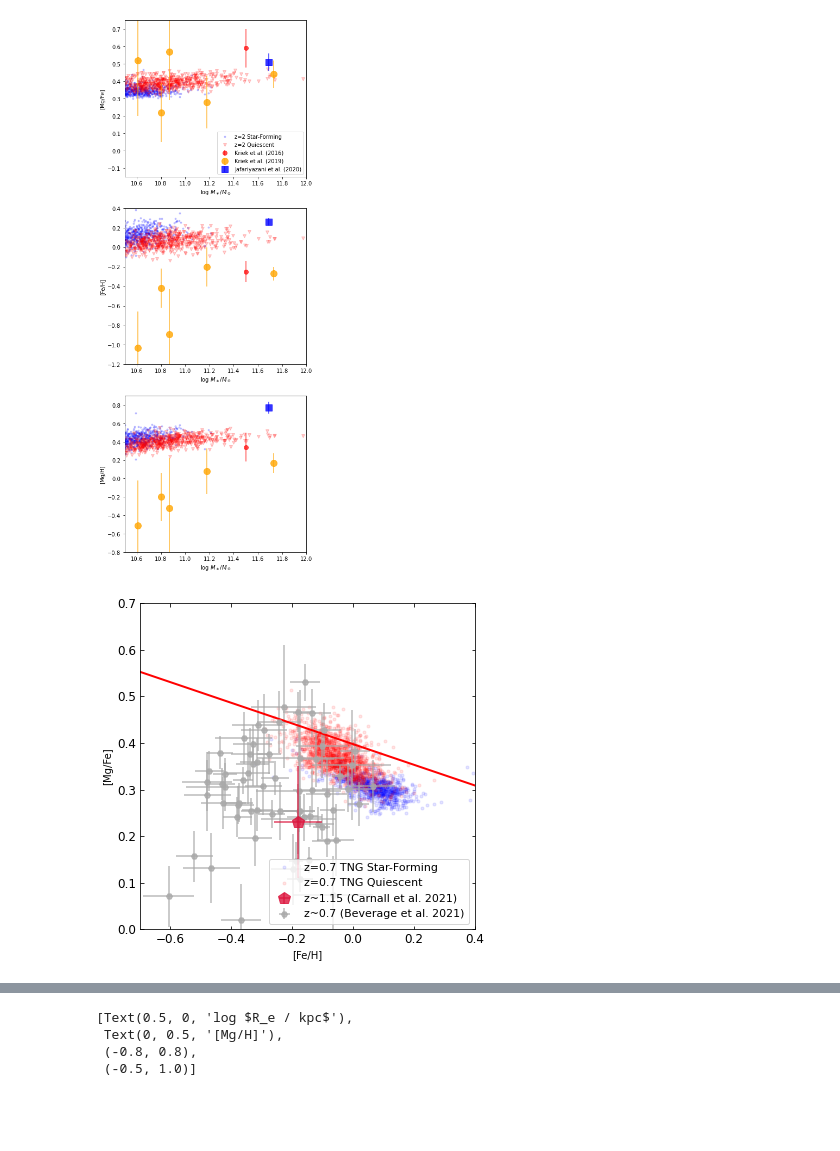
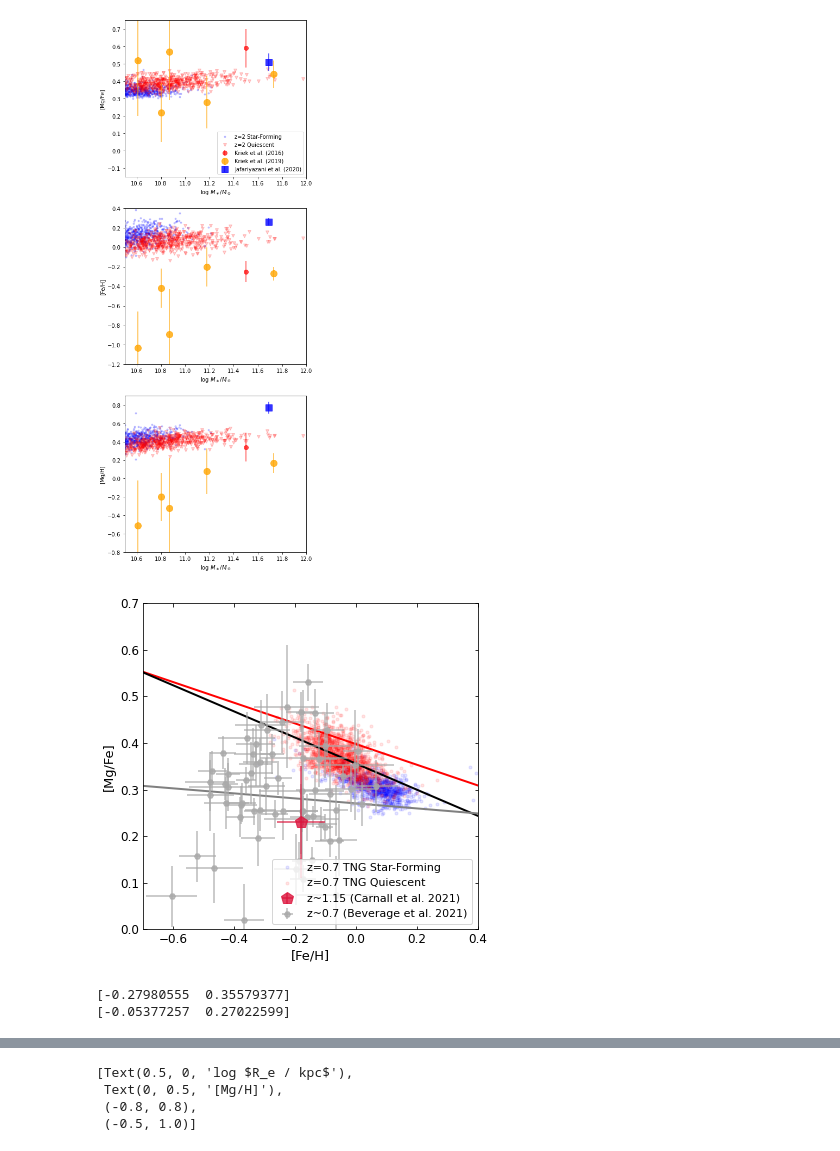
Before and after one commit to jk3sxp/Pathak_2021, a Jupyter notebook: z=0.7_Observations.ipynb, the cells around one changed output, grey strips where cells are left out. Cells and saved outputs as stored; diff of their text form; code cells hidden in the pictures; blank space fills up the shorter version.

```diff
--- a/z=0.7_Observations.ipynb
+++ b/z=0.7_Observations.ipynb
@@ -42,6 +43,7 @@ with h5py.File('galaxy_population_data_'+str(redshift)+'.hdf5', 'r') as f:
 #     FeH_gas_1kpc = f['FeH_gas_1kpc']
 #     OH_gas_Re = f['FeH_gas_Re']
 #     OH_gas_1kpc = f['FeH_gas_1kpc']
+    percentile_age = f['percentile_age'][:]
 # %%
 import warnings
 warnings.filterwarnings('ignore')
@@ -329,6 +331,7 @@ bev21.meta['color'] = 'darkgray'
 bev21.meta['markersize'] = 6
 bev21.meta['marker'] = 'H'
 bev21.meta['alpha'] = 0.8
+bev21.meta['zorder'] = 3
 
 fts = 12
 ftss = 11
@@ -457,31 +460,45 @@ param = np.array([-0.22162942,  0.39764619])
 def func(x, m, b):
     y = m*x + b
     return y
 
 fig, ax = plt.subplots(figsize=(6,6))
 
 markersize = 6
 alpha = 0.1
 
 # z=2 galaxies
 ax.plot(FeH_Re[starforming_selection], MgFe_Re[starforming_selection], 'b.',
            alpha=alpha, label='z='+str(redshift)+' TNG Star-Forming', markersize=markersize, zorder=0)
 ax.plot(FeH_Re[quiescent_selection], MgFe_Re[quiescent_selection], 'r.',
            alpha=alpha, label='z='+str(redshift)+' TNG Quiescent', markersize=markersize, zorder=0)
 xx = np.array([-0.7, 0.4])
 ax.plot(xx, func(xx, *param), '-', color='r', linewidth=2)
 
+#fit line
+optParam, pcov = curve_fit(func, FeH_Re[quiescent_selection], MgFe_Re[quiescent_selection])
+xx = np.array([-0.7, 0.4])
+ax.plot(xx, func(xx, *optParam), '-', color='k', linewidth=2)
+
+optParam2, pcov2 = curve_fit(func, bev21['[Fe/H]'], bev21['[Mg/Fe]'], sigma=bev21['[Mg/Fe]_err'])
+ax.plot(xx, func(xx, *optParam2), '-', color='gray', linewidth=2)
+
 # observations
 for s in samples:
     ax.errorbar(s['[Fe/H]'], s['[Mg/Fe]'], xerr=s['[Fe/H]_err'], yerr=s['[Mg/Fe]_err'], **s.meta)
 
 ax.set(xlabel='[Fe/H]', ylabel='[Mg/Fe]',
       ylim=[0.0, 0.7], xlim=[-0.7, 0.4])
 plt.rcParams['axes.labelsize'] = fts+1
 ax.tick_params(direction='in', which='both', labelsize=fts, bottom=True, top=True, left=True, right=True)
 ax.legend(loc='lower right', fontsize=ftss).set_zorder(200)
 
 plt.savefig('2022 FIGURES\z0p7_MgFeFeH.png', dpi=200, bbox_inches='tight')
 plt.show()
 # %% [output]
-[figure, old version]
+[figure, new version]
+# %%
+print(optParam)
+print(optParam2)
+# %% [output]
+[-0.27980555  0.35579377]
+[-0.05377257  0.27022599]
```
Also changed, not shown: parts of 4 cells of this notebook, 8 other files.
